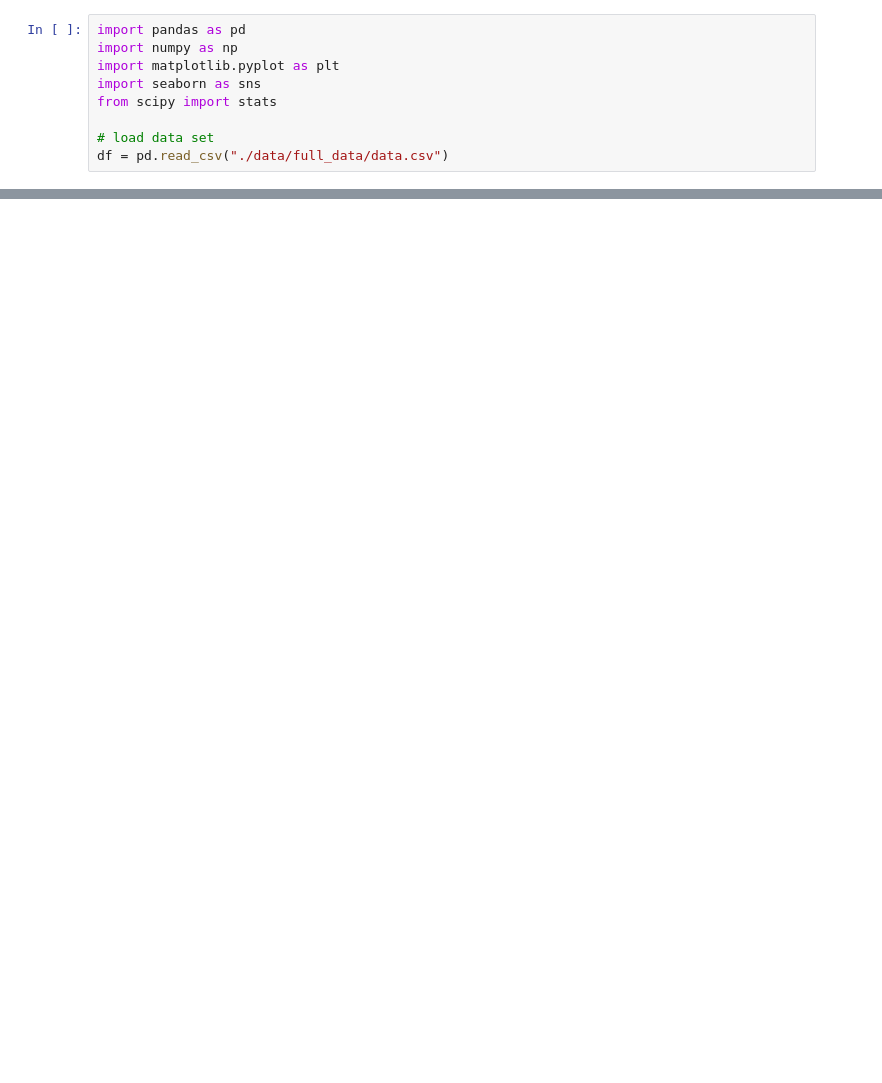
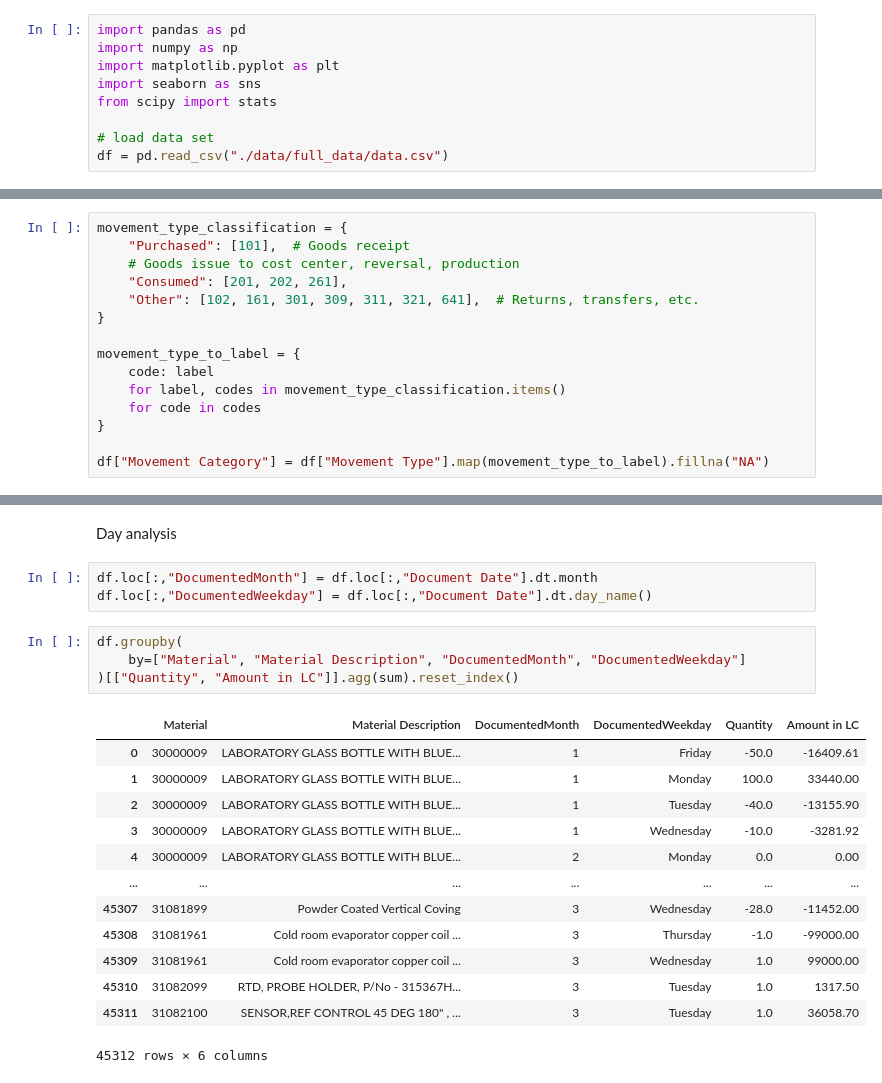
Before and after one commit to SoorajNeel/inventory_optimization_project, a Jupyter notebook: analysis.ipynb, the cells around one changed output, grey strips where cells are left out. Drawn from its saved outputs; the diff is of its cells as text; blank space fills up the shorter version.

```diff
--- a/analysis.ipynb
+++ b/analysis.ipynb
@@ -69,0 +155,15 @@ df.size
+# %%
+movement_type_classification = {
+    "Purchased": [101],  # Goods receipt
+    # Goods issue to cost center, reversal, production
+    "Consumed": [201, 202, 261],
+    "Other": [102, 161, 301, 309, 311, 321, 641],  # Returns, transfers, etc.
+}
+
+movement_type_to_label = {
+    code: label
+    for label, codes in movement_type_classification.items()
+    for code in codes
+}
+
+df["Movement Category"] = df["Movement Type"].map(movement_type_to_label).fillna("NA")
@@ -69,0 +266,23 @@ df.size
+# %% [markdown]
+Day analysis
+# %%
+df.loc[:,"DocumentedMonth"] = df.loc[:,"Document Date"].dt.month
+df.loc[:,"DocumentedWeekday"] = df.loc[:,"Document Date"].dt.day_name()
+# %%
+df.groupby(
+    by=["Material", "Material Description", "DocumentedMonth", "DocumentedWeekday"]
+)[["Quantity", "Amount in LC"]].agg(sum).reset_index()
+# %% [output]
+|  | Material | Material Description | DocumentedMonth | DocumentedWeekday | Quantity | Amount in LC |
+| 0 | 30000009 | LABORATORY GLASS BOTTLE WITH BLUE... | 1 | Friday | -50.0 | -16409.61 |
+| 1 | 30000009 | LABORATORY GLASS BOTTLE WITH BLUE... | 1 | Monday | 100.0 | 33440.00 |
+| 2 | 30000009 | LABORATORY GLASS BOTTLE WITH BLUE... | 1 | Tuesday | -40.0 | -13155.90 |
+| 3 | 30000009 | LABORATORY GLASS BOTTLE WITH BLUE... | 1 | Wednesday | -10.0 | -3281.92 |
+| 4 | 30000009 | LABORATORY GLASS BOTTLE WITH BLUE... | 2 | Monday | 0.0 | 0.00 |
+| ... | ... | ... | ... | ... | ... | ... |
+| 45307 | 31081899 | Powder Coated Vertical Coving | 3 | Wednesday | -28.0 | -11452.00 |
+| 45308 | 31081961 | Cold room evaporator copper coil ... | 3 | Thursday | -1.0 | -99000.00 |
+| 45309 | 31081961 | Cold room evaporator copper coil ... | 3 | Wednesday | 1.0 | 99000.00 |
+| 45310 | 31082099 | RTD, PROBE HOLDER, P/No - 315367H... | 3 | Tuesday | 1.0 | 1317.50 |
+| 45311 | 31082100 | SENSOR,REF CONTROL 45 DEG 180" , ... | 3 | Tuesday | 1.0 | 36058.70 |
+45312 rows × 6 columns
```
Also changed, not shown: parts of 18 cells of this notebook, 4 other files.
